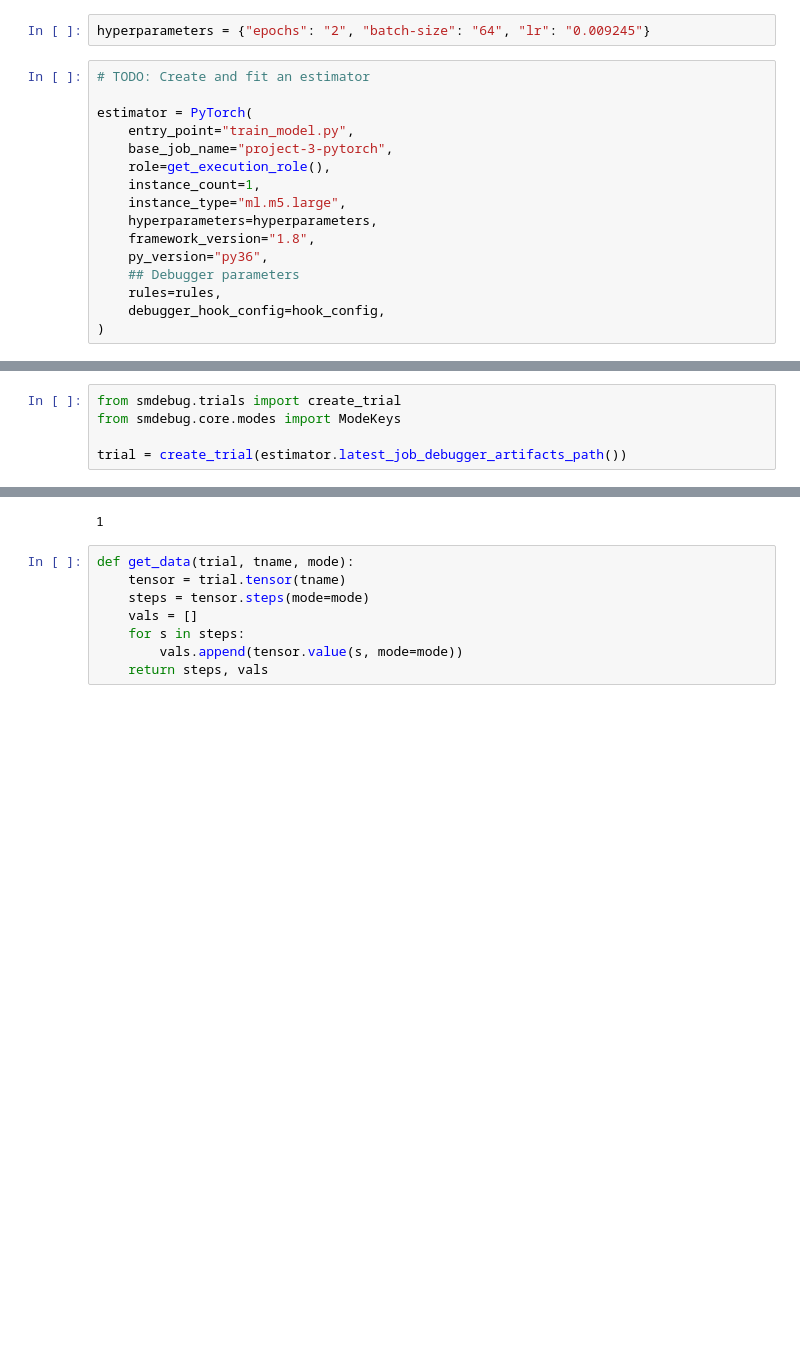
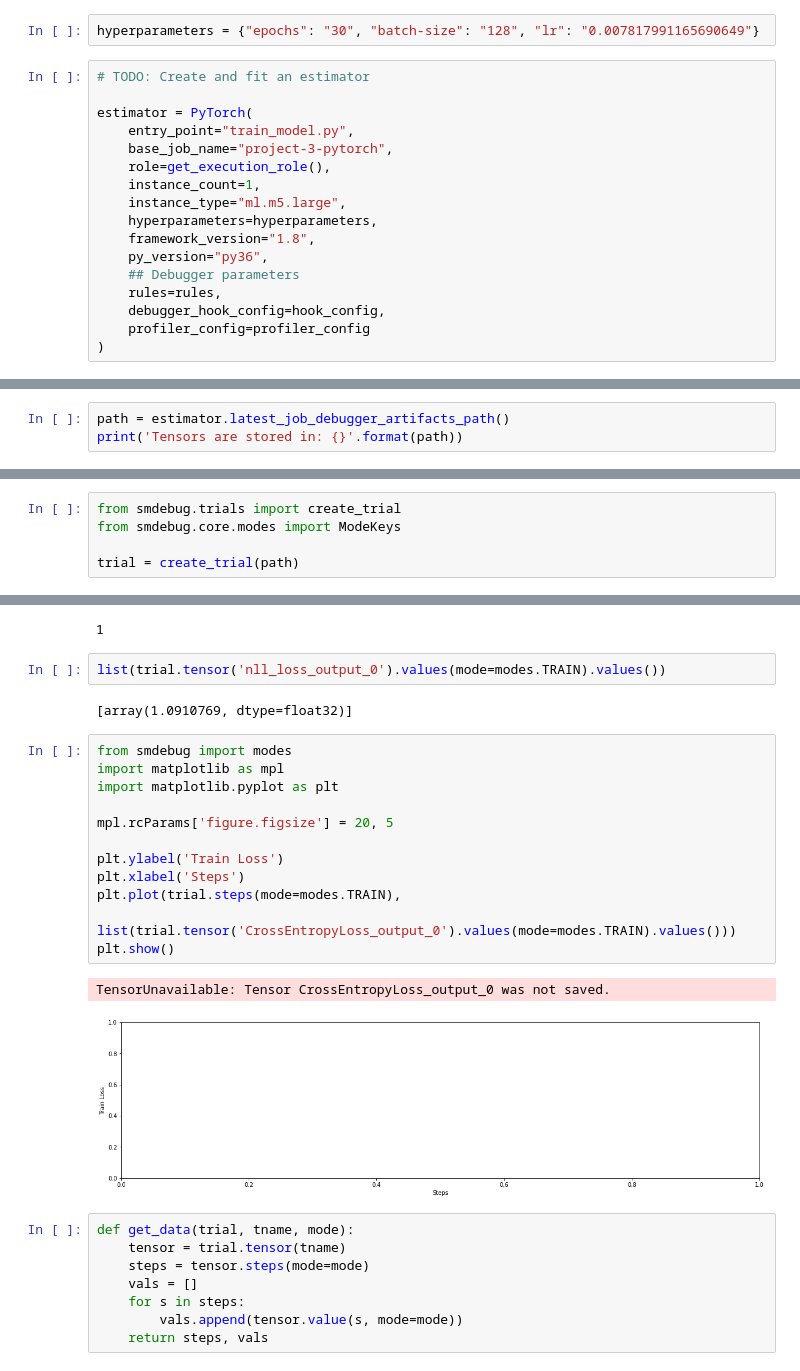
Before and after one commit to wiseright/deep_learning_with_AWS, a Jupyter notebook: train_and_deploy.ipynb, the cells around one changed output, grey strips where cells are left out. Cells and saved outputs as stored; diff of their text form; blank space fills up the shorter version.

```diff
--- a/train_and_deploy.ipynb
+++ b/train_and_deploy.ipynb
@@ -616,7 +620,7 @@ hook_config = DebuggerHookConfig(
                     'eval.save_interval': '10'}
 )
 # %%
-hyperparameters = {"epochs": "2", "batch-size": "64", "lr": "0.009245"}
+hyperparameters = {"epochs": "30", "batch-size": "128", "lr": "0.007817991165690649"}
 # %%
 # TODO: Create and fit an estimator
 
@@ -632,6 +636,7 @@ estimator = PyTorch(
     ## Debugger parameters
     rules=rules,
     debugger_hook_config=hook_config,
+    profiler_config=profiler_config
 )
 # %%
 inputs_train = 's3://sagemaker-us-east-1-265345480326/project_3/train/'
@@ -661,3 +666,6 @@ Billable seconds: 242
 job_name = estimator.latest_training_job.name
 client = estimator.sagemaker_session.sagemaker_client
 description = client.describe_training_job(TrainingJobName=estimator.latest_training_job.name)
+# %%
+path = estimator.latest_job_debugger_artifacts_path()
+print('Tensors are stored in: {}'.format(path))
@@ -665,5 +675,5 @@ description = client.describe_training_job(TrainingJobName=estimator.latest_trai
 from smdebug.trials import create_trial
 from smdebug.core.modes import ModeKeys
 
-trial = create_trial(estimator.latest_job_debugger_artifacts_path())
+trial = create_trial(path)
 # %% [output]
@@ -695,6 +725,25 @@ trial.tensor_names()
 len(trial.tensor("nll_loss_output_0").steps(mode=ModeKeys.TRAIN))
 # %% [output]
 1
+# %%
+list(trial.tensor('nll_loss_output_0').values(mode=modes.TRAIN).values())
+# %% [output]
+[array(1.0910769, dtype=float32)]
+# %%
+from smdebug import modes
+import matplotlib as mpl
+import matplotlib.pyplot as plt
+
+mpl.rcParams['figure.figsize'] = 20, 5
+
+plt.ylabel('Train Loss')
+plt.xlabel('Steps')
+plt.plot(trial.steps(mode=modes.TRAIN),
+         list(trial.tensor('CrossEntropyLoss_output_0').values(mode=modes.TRAIN).values()))
+plt.show()
+# %% [output]
+TensorUnavailable: Tensor CrossEntropyLoss_output_0 was not saved.
+[figure, added]
 # %%
 def get_data(trial, tname, mode):
     tensor = trial.tensor(tname)
```
Also changed, not shown: parts of 28 cells of this notebook, 7 other files.
